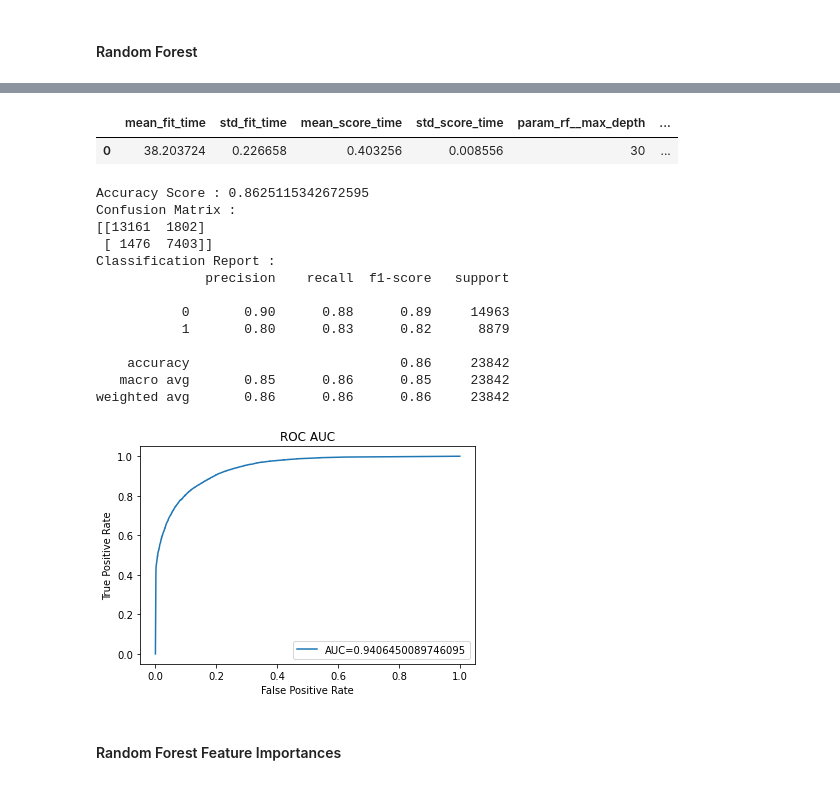
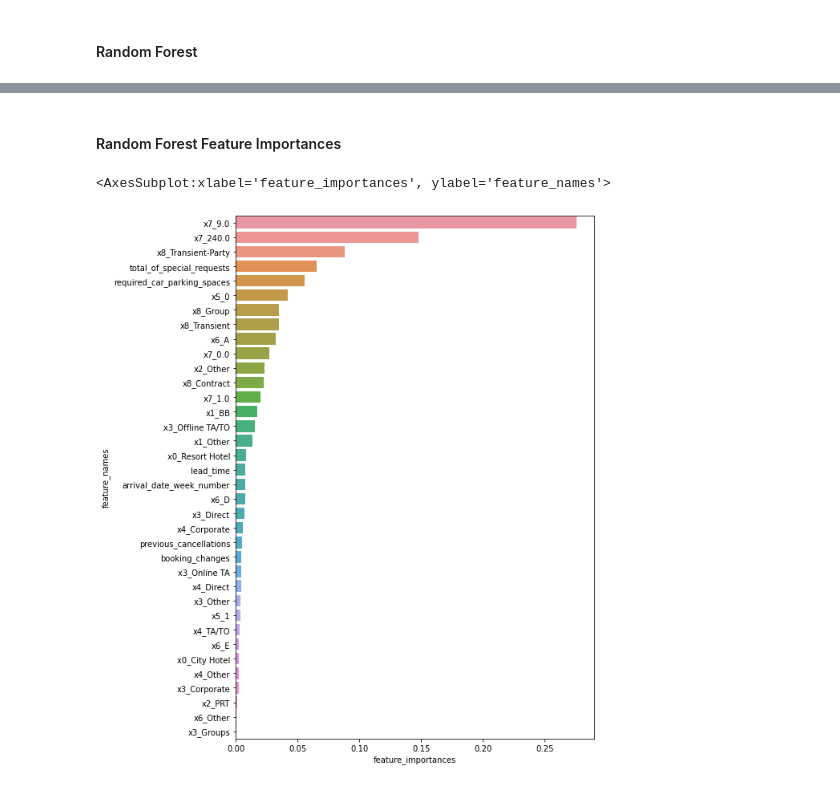
Before and after one commit to albrtwijaya/portfolio, a Jupyter notebook: Hotel Booking Demand.ipynb, the cells around one changed output, grey strips where cells are left out. Drawn from its saved outputs; the diff is of its cells as text; code cells hidden in the pictures.

```diff
--- a/Hotel Booking Demand.ipynb
+++ b/Hotel Booking Demand.ipynb
@@ -282,4 +322,5 @@ sns.boxplot(x='reserved_room_type', y='adr', data=df_train)
 # %% [markdown]
 Room type A has 1 extreme outlier. We will remove this data.
 # %%
-df_train[df_train['adr'] > 5000].index[0]
+room_price_outlier = df_train[df_train['adr'] > 5000].index[0]
+df_train.drop(index=room_price_outlier, inplace=True)
@@ -288,5 +327,3 @@ df_train[df_train['adr'] > 5000].index[0]
-# %%
-df_train.drop(index=48515, inplace=True)
 # %%
 # plot the distribution of each room type ADR after removing extreme outlier
 plt.figure(figsize=(10,6))
@@ -600,9 +637,6 @@ Based on the analysis above, here are the features that will be used to train th
 - divide reserved_room_type into A, D, E and Other
 # %% [markdown]
 # Data Preprocessing
-# %%
-df_train['total_stay_duration'] = df_train['stays_in_week_nights'] + df_train['stays_in_weekend_nights']
-df_test['total_stay_duration'] = df_test['stays_in_week_nights'] + df_test['stays_in_weekend_nights']
 # %% [markdown]
 #### Define some functions to encode data
 # %%
@@ -818,12 +757,0 @@ df_model_score.sort_values(by='F1', ascending=False)
-# %%
-dt_param_grid = {
-    'dt__criterion': ['entropy'],
-    'dt__max_depth': [50]
-}
-
-dt_grid_search = GridSearchCV(
-    estimator=dt_pipeline,
-    param_grid=dt_param_grid
-)
-
-dt_grid_search.fit(X_train, y_train)
@@ -1003,29 +870,20 @@ GridSearchCV(estimator=Pipeline(steps=[('smotenc',
-# %%
-pd.DataFrame(rf_grid_search.cv_results_).sort_values(by='rank_test_score').head()
-# %% [output]
-|  | mean_fit_time | std_fit_time | mean_score_time | std_score_time | param_rf__max_depth | ... |
-| 0 | 38.203724 | 0.226658 | 0.403256 | 0.008556 | 30 | ... |
-# %%
-rf_best = rf_grid_search.best_estimator_
-model_eval(rf_best, 'Best Random Forest', X_train, y_train, X_test, y_test)
-# %% [output]
-Accuracy Score : 0.8625115342672595
-Confusion Matrix :
-[[13161  1802]
- [ 1476  7403]]
-Classification Report :
-              precision    recall  f1-score   support
-
-           0       0.90      0.88      0.89     14963
-           1       0.80      0.83      0.82      8879
-
-    accuracy                           0.86     23842
-   macro avg       0.85      0.86      0.85     23842
-weighted avg       0.86      0.86      0.86     23842
-[figure, removed]
 # %% [markdown]
 #### Random Forest Feature Importances
 # %%
+# get feature importances
 rf_feature_importances = rf_best.steps[2][1].feature_importances_
+
+# get onehot encoded feature names
 ctg_onehot = onehot_encoder.fit_transform(X_train[used_ctg_cols_encoded])
 feature_names = np.concatenate((used_num_cols, onehot_encoder.get_feature_names()))
+
+# create dataframe to store feature importances
+d = {'feature_names': feature_names, 'feature_importances': rf_feature_importances}
+df_feature_importances = pd.DataFrame(data=d)
+
+# plot feature importances
+plt.figure(figsize=(8,12))
+sns.barplot(x='feature_importances', y='feature_names', data=df_feature_importances, order=df_feature_importances.sort_values(by='feature_importances', ascending=False)['feature_names'])
+# %% [output]
+<AxesSubplot:xlabel='feature_importances', ylabel='feature_names'>
+[figure, added]
```
Also changed, not shown: parts of 46 cells of this notebook.
